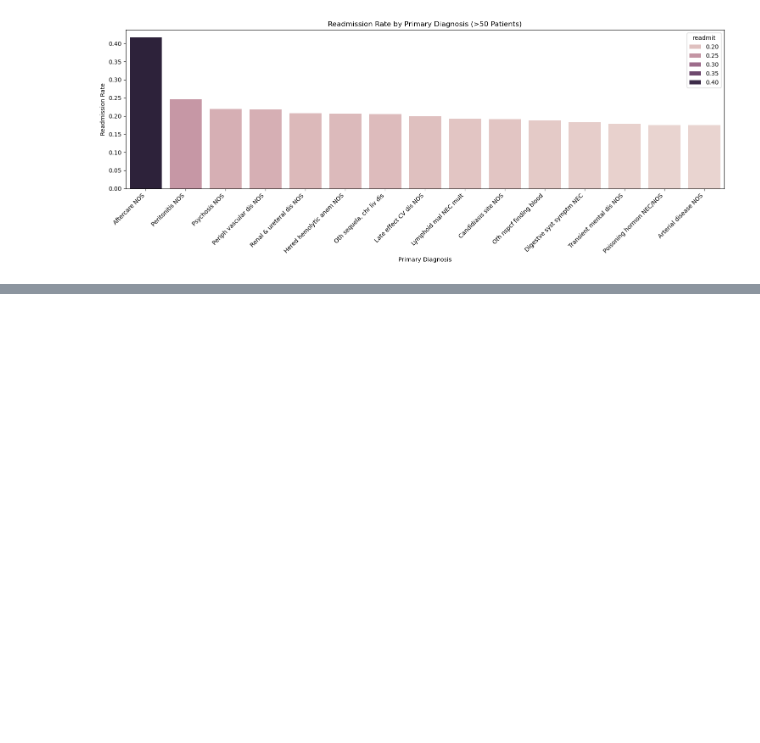
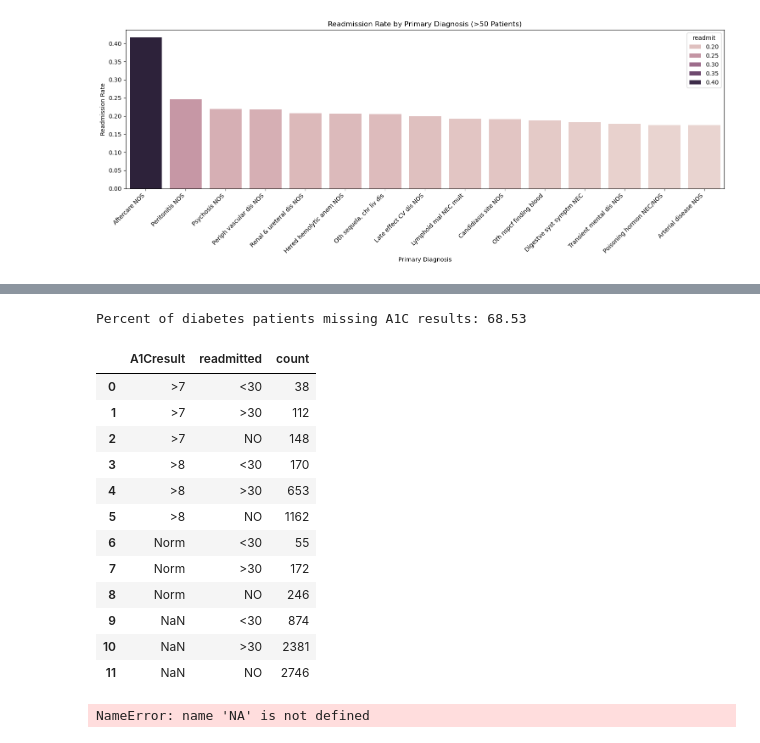
Before and after one commit to tonyinarula/Kaggle-Diabetes, a Jupyter notebook: analysis.ipynb, the cells around one changed output, grey strips where cells are left out. Cells and saved outputs as stored; diff of their text form; code cells hidden in the pictures; blank space fills up the shorter version.

Commit message:
Find readmittance rates by A1c results

```diff
--- a/analysis.ipynb
+++ b/analysis.ipynb
@@ -472,0 +496,31 @@ plt.tight_layout()
+# %%
+# percent of diabetes patients missing A1C results
+print('Percent of diabetes patients missing A1C results:', round((diabetes_df['A1Cresult'].isna().sum() / diabetes_df.shape[0] * 100), 2))
+# %% [output]
+Percent of diabetes patients missing A1C results: 68.53
+# %%
+
+A1C_results
+# %% [output]
+|  | A1Cresult | readmitted | count |
+| 0 | >7 | <30 | 38 |
+| 1 | >7 | >30 | 112 |
+| 2 | >7 | NO | 148 |
+| 3 | >8 | <30 | 170 |
+| 4 | >8 | >30 | 653 |
+| 5 | >8 | NO | 1162 |
+| 6 | Norm | <30 | 55 |
+| 7 | Norm | >30 | 172 |
+| 8 | Norm | NO | 246 |
+| 9 | NaN | <30 | 874 |
+| 10 | NaN | >30 | 2381 |
+| 11 | NaN | NO | 2746 |
+# %%
+A1C_results = diabetes_df.groupby(by = ['A1Cresult', 'readmitted'], dropna = False).size().reset_index(name = 'count')
+
+sns.barplot(data = A1C_results,
+            x = 'A1Cresult',
+            y = 'count',
+            order = [NA,'NO', '<30', '>30'])
+# %% [output]
+NameError: name 'NA' is not defined
```
Also changed, not shown: parts of 3 cells of this notebook.
